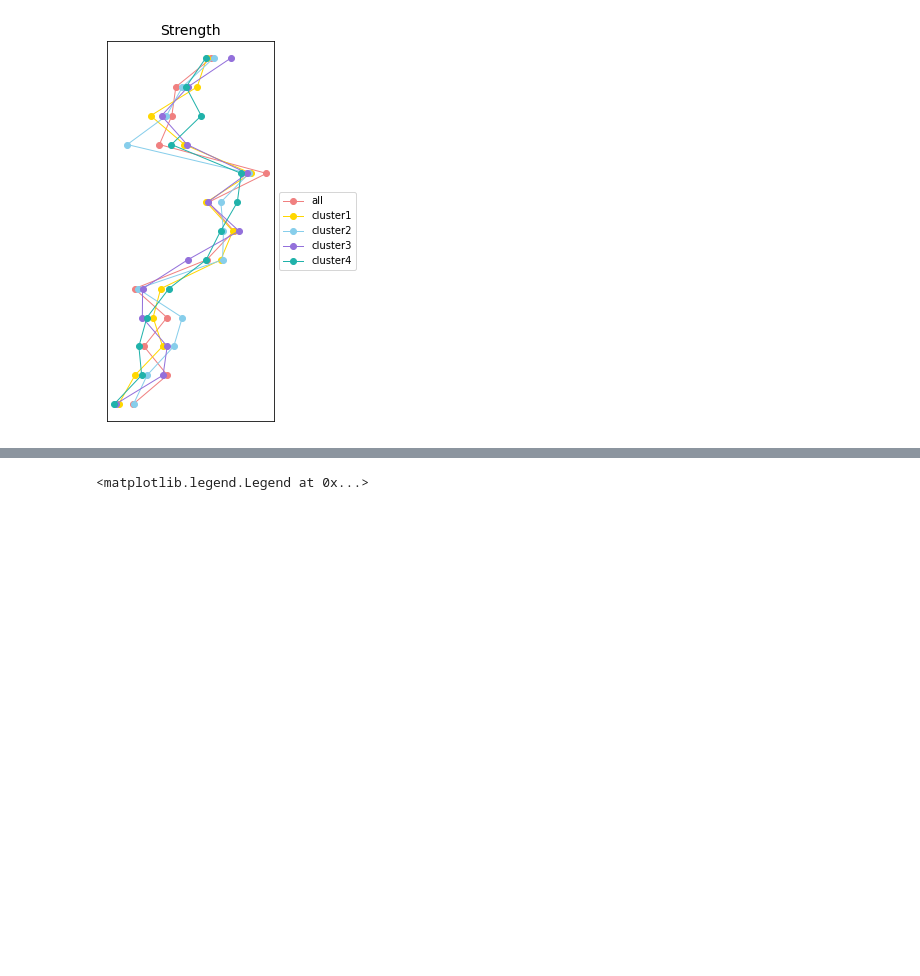
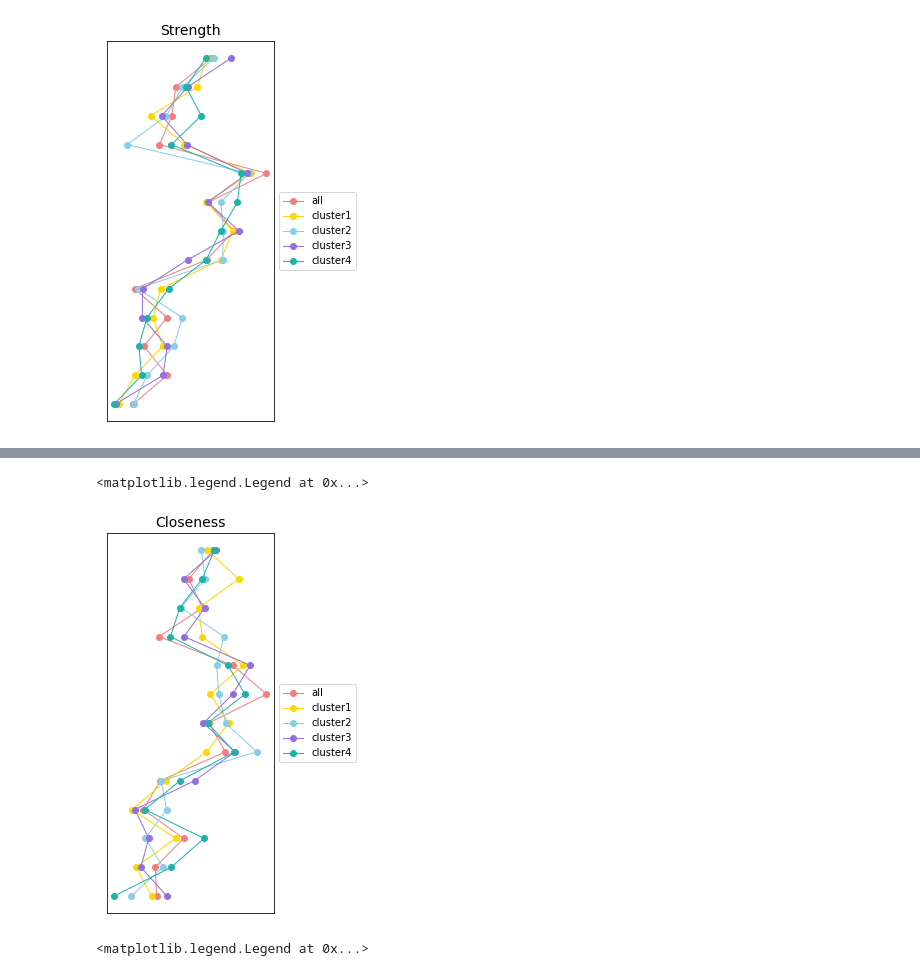
Before and after one commit to 2017100898/SZ_network_anlaysis, a Jupyter notebook: measures.ipynb, the cells around one changed output, grey strips where cells are left out. Saved outputs shown, nothing was run; the diff lists cells and outputs as text; code cells hidden in the pictures; blank space fills up the shorter version.

```diff
--- a/measures.ipynb
+++ b/measures.ipynb
@@ -74,3 +132,61 @@ ax.legend(loc='center left', bbox_to_anchor=(1, 0.5))
+# %%
+# Closeness
+
+res0 = []
+result0 = distance_wei(a0)
+for i in range (len(result0[0])):
+    res0.append(np.sum(result0[0][i]))
+res0 = np.reciprocal(res0)
+close0 = stats.zscore(res0)
+
+res1 = []
+result1 = distance_wei(a1)
+for i in range (len(result1[0])):
+    res1.append(np.sum(result1[0][i]))
+res1 = np.reciprocal(res1)
+close1 = stats.zscore(res1)
+
+res2 = []
+result2 =distance_wei(a2)
+for i in range (len(result2[0])):
+    res2.append(np.sum(result2[0][i]))
+res2 = np.reciprocal(res2)
+close2 = stats.zscore(res2)
+
+res3 = []
+result3 =distance_wei(a3)
+for i in range (len(result3[0])):
+    res3.append(np.sum(result3[0][i]))
+res3 = np.reciprocal(res3)
+close3 = stats.zscore(res3)
+
+res4 = []
+result4 =distance_wei(a4)
+for i in range (len(result4[0])):
+    res4.append(np.sum(result4[0][i]))
+res4 = np.reciprocal(res4)
+close4 = stats.zscore(res4)
+
+
+fig= plt.figure(figsize=(3,7))
+plt.plot(close0, Name0,  color='lightcoral', marker='o', linewidth = 1.0, label = "all")
+plt.plot(close1, Name1,  color='gold', marker='o', linewidth = 1.0,label = "cluster1")
+plt.plot(close2, Name2,  color='skyblue', marker='o', linewidth = 1.0,label = "cluster2")
+plt.plot(close3, Name3,  color='mediumpurple', marker='o', linewidth = 1.0,label = "cluster3")
+plt.plot(close4, Name4,  color='lightseagreen', marker='o', linewidth = 1.0,label = "cluster4")
+
+plt.title('Closeness', fontsize=14)
+plt.grid(True)
+ax = plt.subplot(111)
+
+# To hide the exposure of detailed results.
+ax.axes.xaxis.set_visible(False)
+ax.axes.yaxis.set_visible(False)
+
+ax.legend(loc='center left', bbox_to_anchor=(1, 0.5))
+# %% [output]
+<matplotlib.legend.Legend at 0x...>
+[figure, added]
 # %%
 # Eigenvector
 
```
Also changed, not shown: parts of 2 cells of this notebook.
